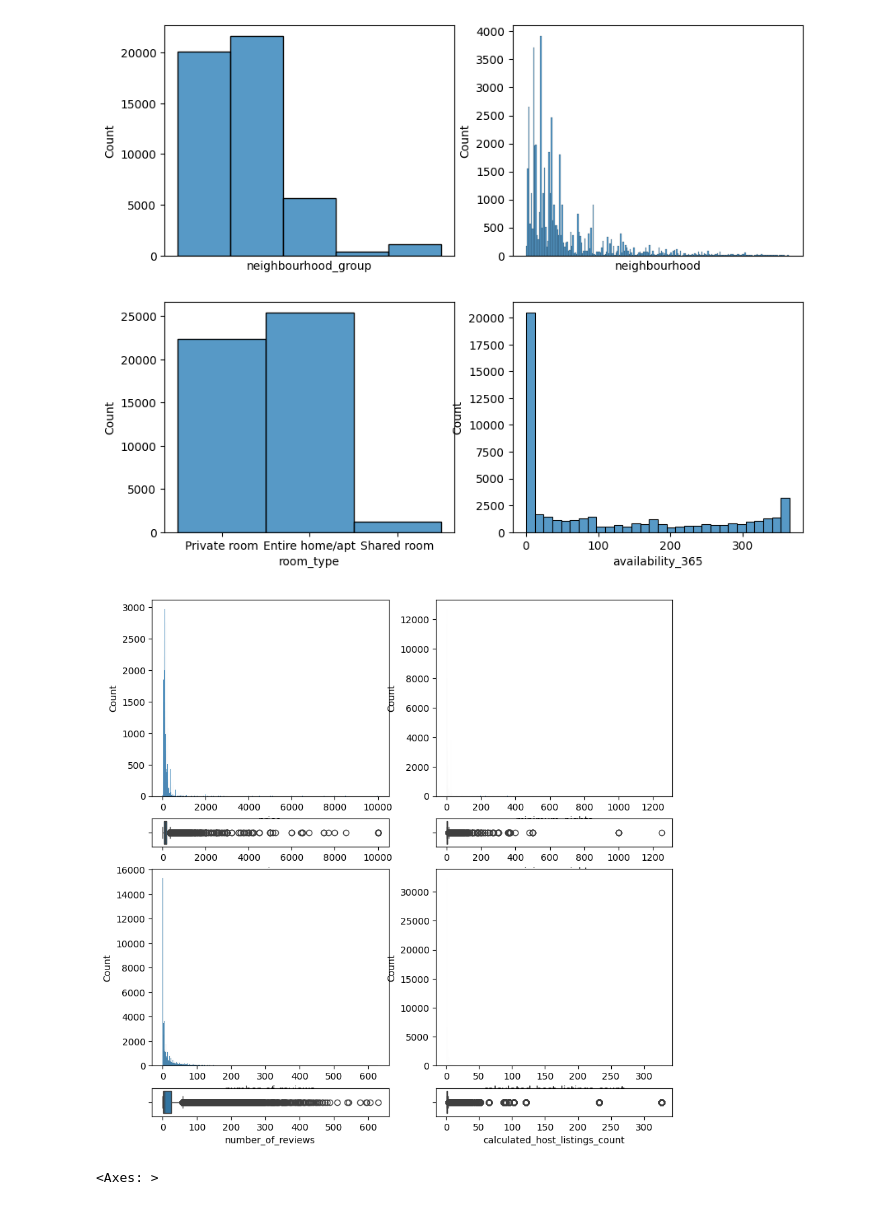
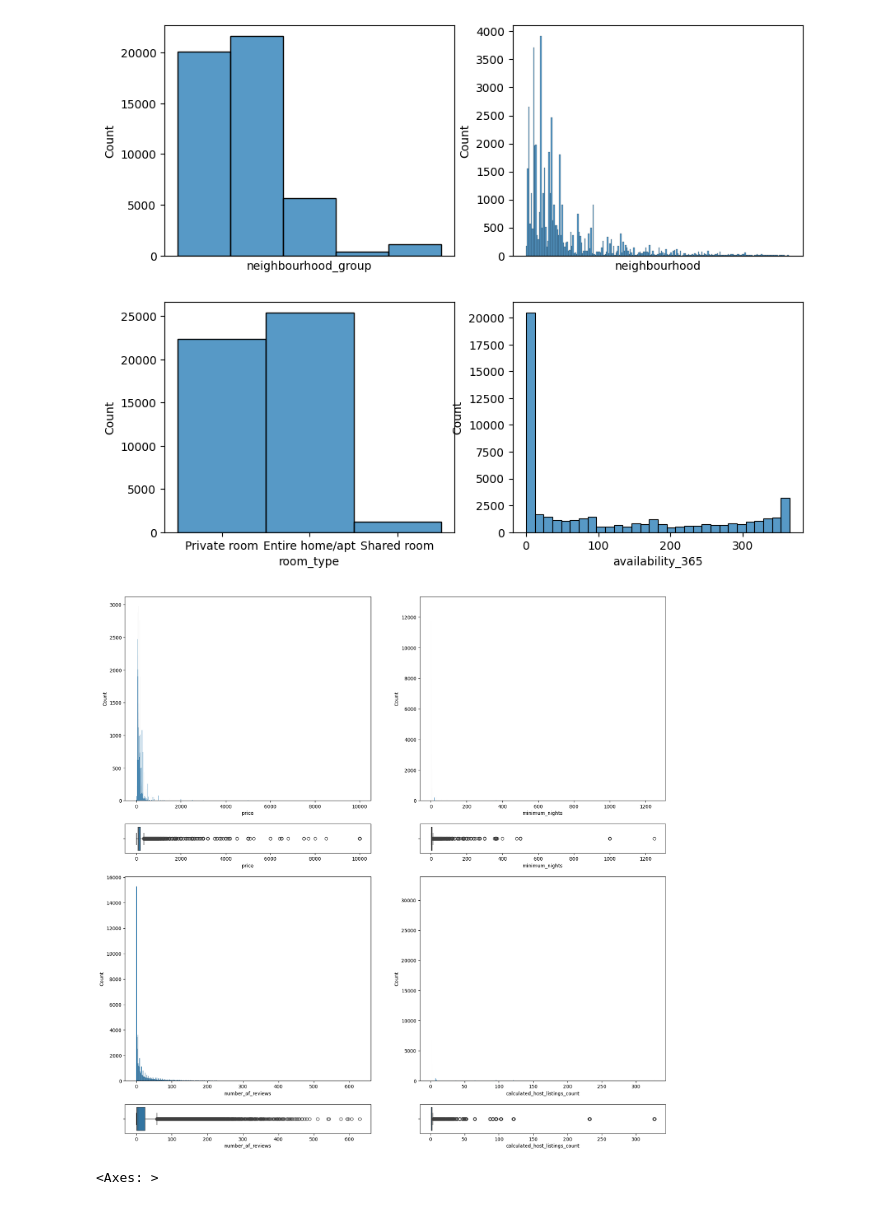
Before and after one commit to mgnorero/EDA-inicial, a Jupyter notebook: src/explore.ipynb, the cells around one changed output. Saved outputs shown, nothing was run; the diff lists cells and outputs as text; code cells hidden in the pictures.

```diff
--- a/src/explore.ipynb
+++ b/src/explore.ipynb
@@ -102,22 +102,22 @@ sns.histplot(ax=axis[1,1],data=df, x="availability_365")
 # %%
 #analisis de las numericas
 #tenemos precio, nnumero de noches, numero de reviews y hostlistingcount
 #tengo 4 variables, debo hacer 4 graficos.
 #como son numericas las variables, hago un histograma en conjunto con cajas y bigotes
 #necesito 8 subplots, 2 de cada variable.
 
-fig, axis = plt.subplots(4,2, figsize=(10,10), gridspec_kw={"height_ratios":[7,1,7,1]})
+fig, axis = plt.subplots(4,2, figsize=(20,20), gridspec_kw={"height_ratios":[7,1,7,1]})
 sns.histplot(ax=axis[0,0],data=df,x="price")
 sns.boxplot(ax=axis[1,0],data=df,x="price")
 sns.histplot(ax=axis[0,1],data=df,x="minimum_nights")
 sns.boxplot(ax=axis[1,1],data=df,x="minimum_nights")
 sns.histplot(ax=axis[2,0],data=df,x="number_of_reviews")
 sns.boxplot(ax=axis[3,0],data=df,x="number_of_reviews")
 sns.histplot(ax=axis[2,1],data=df,x="calculated_host_listings_count")
 sns.boxplot(ax=axis[3,1],data=df,x="calculated_host_listings_count")
 plt.show()
 # %% [output]
-[figure, old version]
+[figure, new version]
 # %%
 #Paso 4, análisis multivariante
 #primero el numerico-numerico,
```
Also changed, not shown: parts of 5 cells of this notebook.
